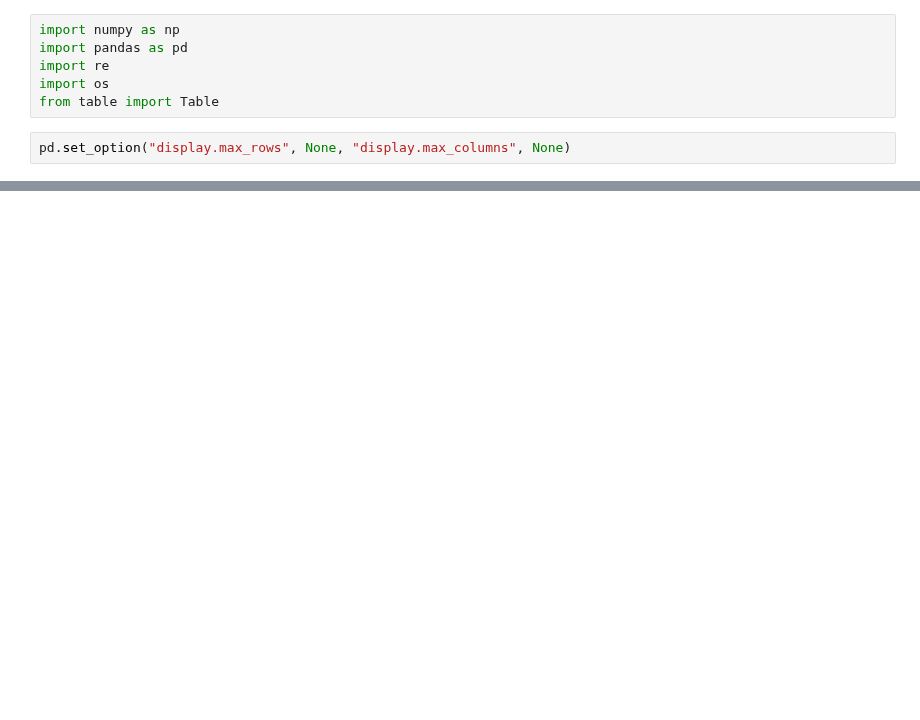
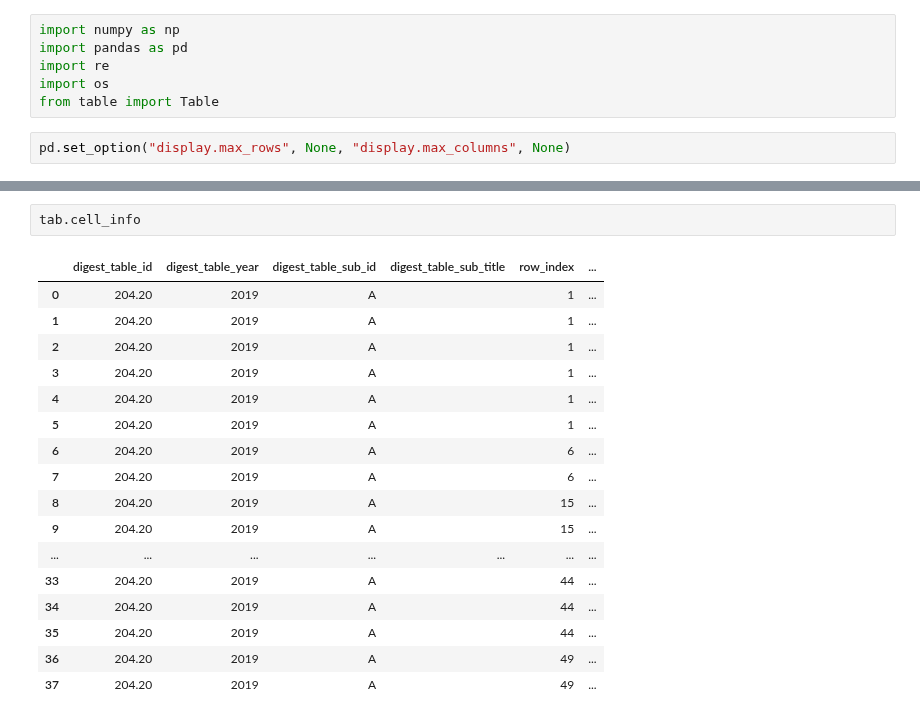
Before and after one commit to toltman/table_scraping, a Jupyter notebook: Tables 12_28.ipynb, the cells around one changed output, grey strips where cells are left out. Drawn from its saved outputs; the diff is of its cells as text; blank space fills up the shorter version.

```diff
--- a/Tables 12_28.ipynb
+++ b/Tables 12_28.ipynb
@@ -116,0 +55,20 @@ tables['217.15'].cell_info
+# %%
+tab.cell_info
+# %% [output]
+|  | digest_table_id | digest_table_year | digest_table_sub_id | digest_table_sub_title | row_index | ... |
+| 0 | 204.20 | 2019 | A |  | 1 | ... |
+| 1 | 204.20 | 2019 | A |  | 1 | ... |
+| 2 | 204.20 | 2019 | A |  | 1 | ... |
+| 3 | 204.20 | 2019 | A |  | 1 | ... |
+| 4 | 204.20 | 2019 | A |  | 1 | ... |
+| 5 | 204.20 | 2019 | A |  | 1 | ... |
+| 6 | 204.20 | 2019 | A |  | 6 | ... |
+| 7 | 204.20 | 2019 | A |  | 6 | ... |
+| 8 | 204.20 | 2019 | A |  | 15 | ... |
+| 9 | 204.20 | 2019 | A |  | 15 | ... |
+| ... | ... | ... | ... | ... | ... | ... |
+| 33 | 204.20 | 2019 | A |  | 44 | ... |
+| 34 | 204.20 | 2019 | A |  | 44 | ... |
+| 35 | 204.20 | 2019 | A |  | 44 | ... |
+| 36 | 204.20 | 2019 | A |  | 49 | ... |
+| 37 | 204.20 | 2019 | A |  | 49 | ... |
```
Also changed, not shown: parts of 34 cells of this notebook, 5 other files.
